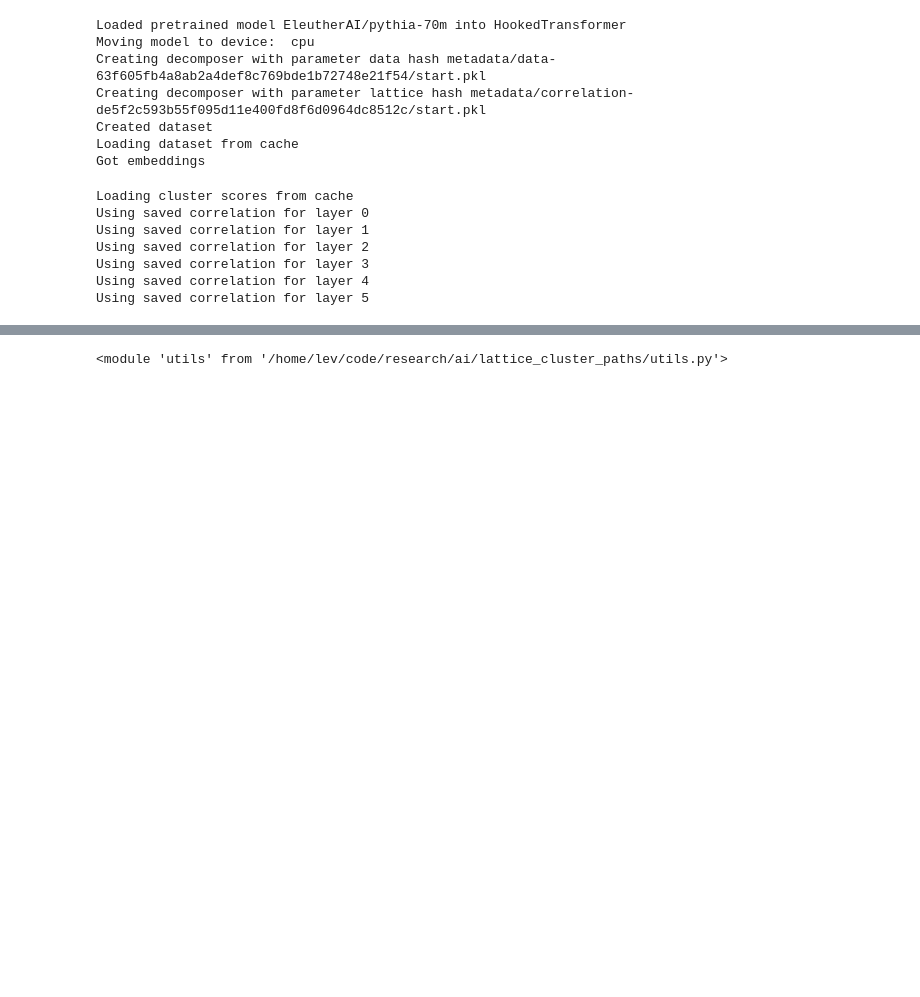
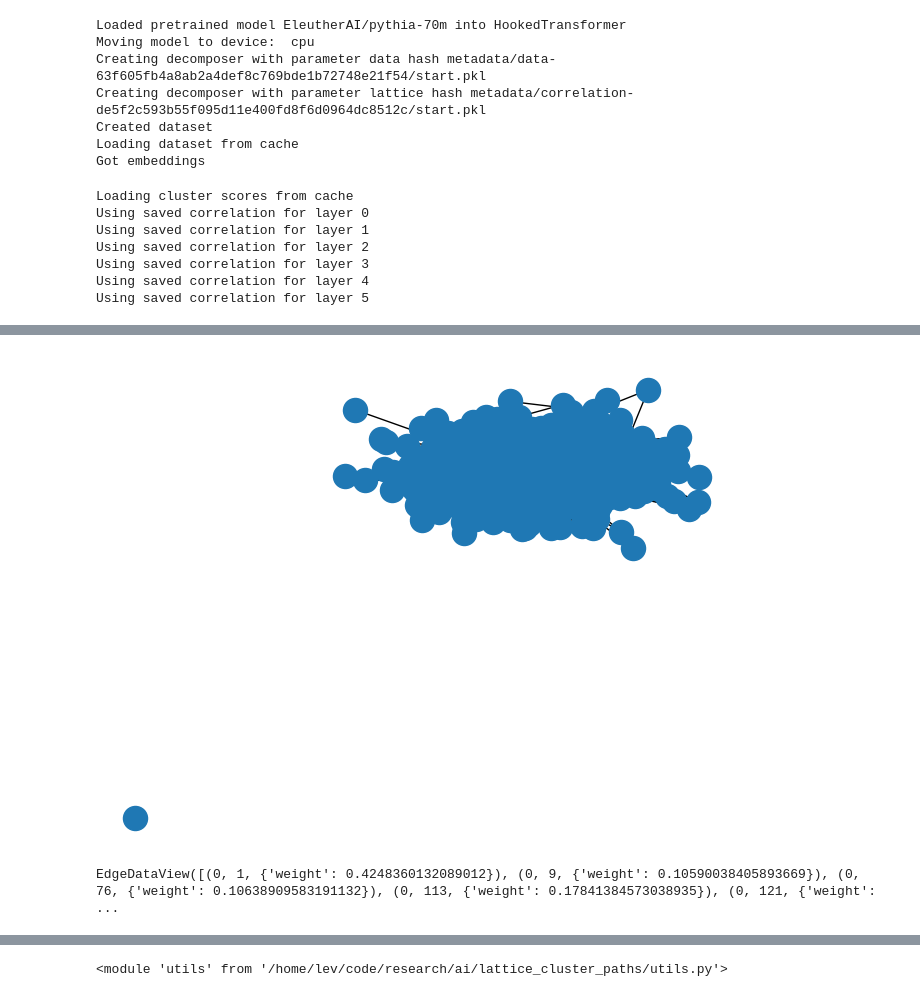
Before and after one commit to Lev-Stambler/lattice_cluster_paths, a Jupyter notebook: runner.ipynb, the cells around one changed output, grey strips where cells are left out. Cells and saved outputs as stored; diff of their text form; code cells hidden in the pictures; blank space fills up the shorter version.

```diff
--- a/runner.ipynb
+++ b/runner.ipynb
@@ -65,0 +78,13 @@ Using saved correlation for layer 5
+# %%
+g_mat = decomp.internal_correlations[LY] * (decomp.internal_correlations[LY] > 0.05)
+# %%
+for i in range(len(g_mat)):
+	g_mat[i, i] = 0
+g = nx.from_numpy_array(g_mat, edge_attr='weight')
+nx.draw(g)
+# %% [output]
+[figure, added]
+# %%
+g.edges(data=True)
+# %% [output]
+EdgeDataView([(0, 1, {'weight': 0.4248360132089012}), (0, 9, {'weight': 0.10590038405893669}), (0, 76, {'weight': 0.10638909583191132}), (0, 113, {'weight': 0.17841384573038935}), (0, 121, {'weight':  ...
```
Also changed, not shown: parts of 9 cells of this notebook, 2 other files.
